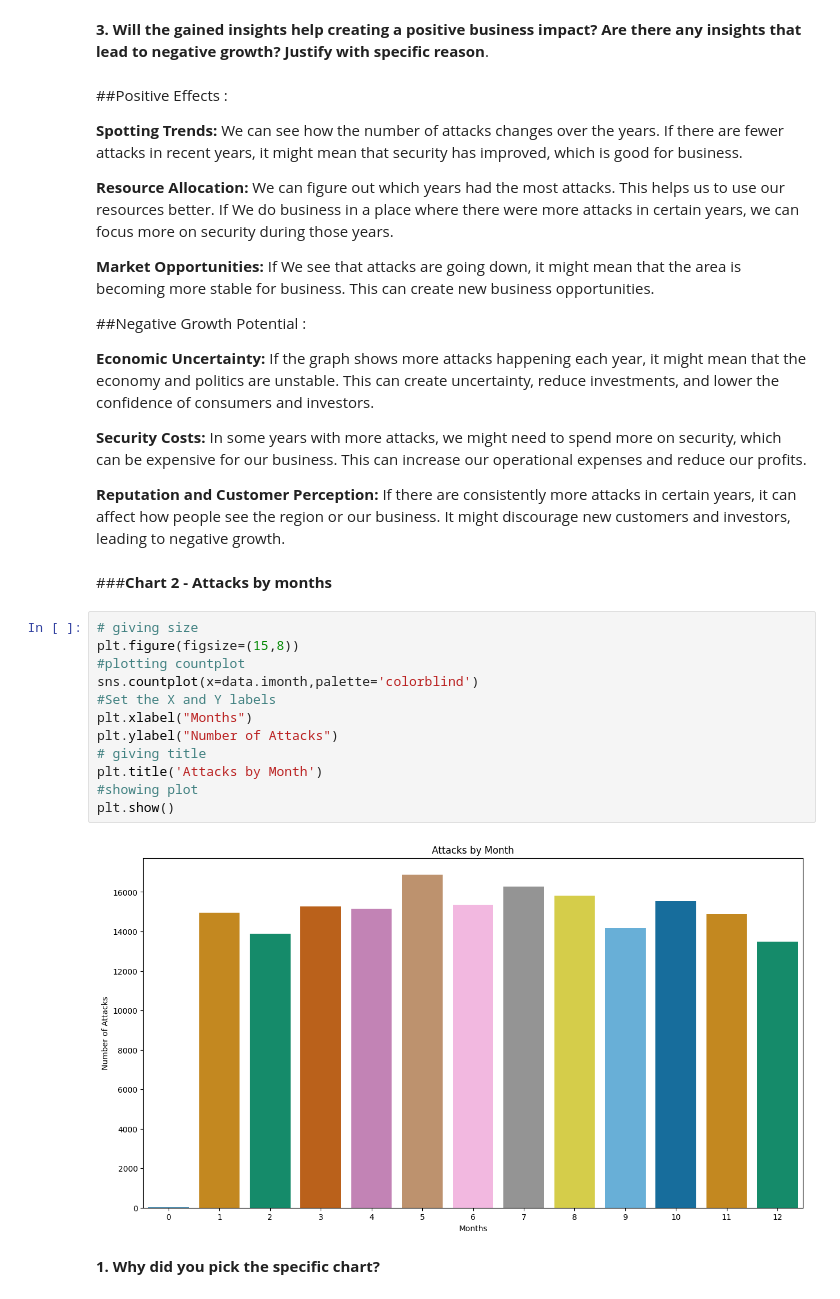
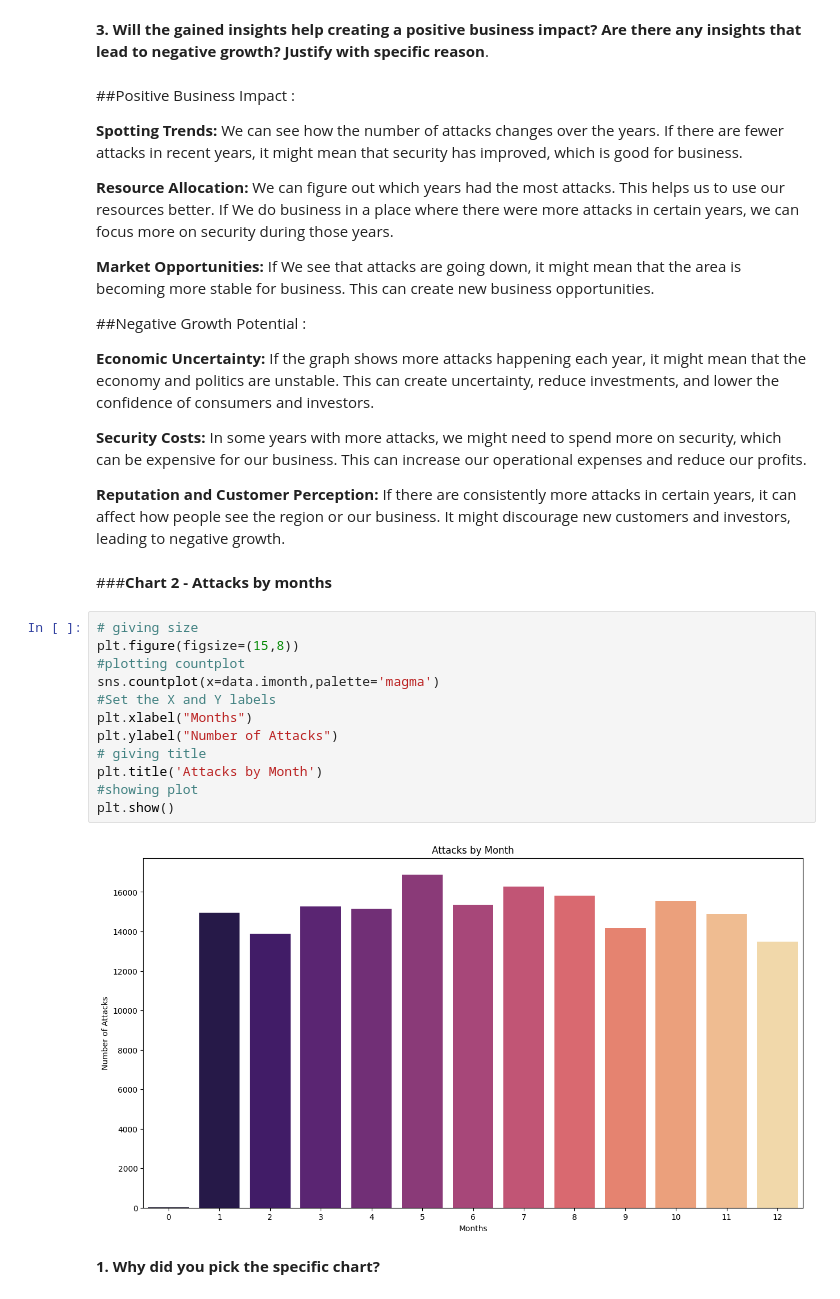
Before and after one commit to vaishnavikaithwas/Global-Terrorism-EDA-Project, a Jupyter notebook: Global_Terrorism_EDA.ipynb, the cells around one changed output. Saved outputs shown, nothing was run; the diff lists cells and outputs as text.

```diff
--- a/Global_Terrorism_EDA.ipynb
+++ b/Global_Terrorism_EDA.ipynb
@@ -504,9 +514,10 @@ plt.show()
  **3. Will the gained insights help creating a positive business impact?**
 **Are there any insights that lead to negative growth? Justify with specific reason**.
 # %% [markdown]
-##Positive Effects :
+##Positive Business Impact :
 
-**Spotting Trends:** We can see how the number of attacks changes over the years. If there are fewer attacks in recent years, it might mean that security has improved, which is good for business.
+**Spotting Trends:** We can see how the number of attacks changes over
+                     the years. If there are fewer attacks in recent years, it might mean that security has improved, which is good for business.
 
 **Resource Allocation:** We  can figure out which years had the most attacks. This helps us to use our resources better. If We do business in a place where there were more attacks in certain years, we can focus more on security during those years.
 
@@ -524,17 +535,17 @@ plt.show()
 # %%
 # giving size
 plt.figure(figsize=(15,8))
 #plotting countplot
-sns.countplot(x=data.imonth,palette='colorblind')
+sns.countplot(x=data.imonth,palette='magma')
 #Set the X and Y labels
 plt.xlabel("Months")
 plt.ylabel("Number of Attacks")
 # giving title
 plt.title('Attacks by Month')
 #showing plot
 plt.show()
 # %% [output]
-[figure, old version]
+[figure, new version]
 # %% [markdown]
  **1. Why did you pick the specific chart?**
 # %% [markdown]
```
Also changed, not shown: parts of 59 cells of this notebook.
